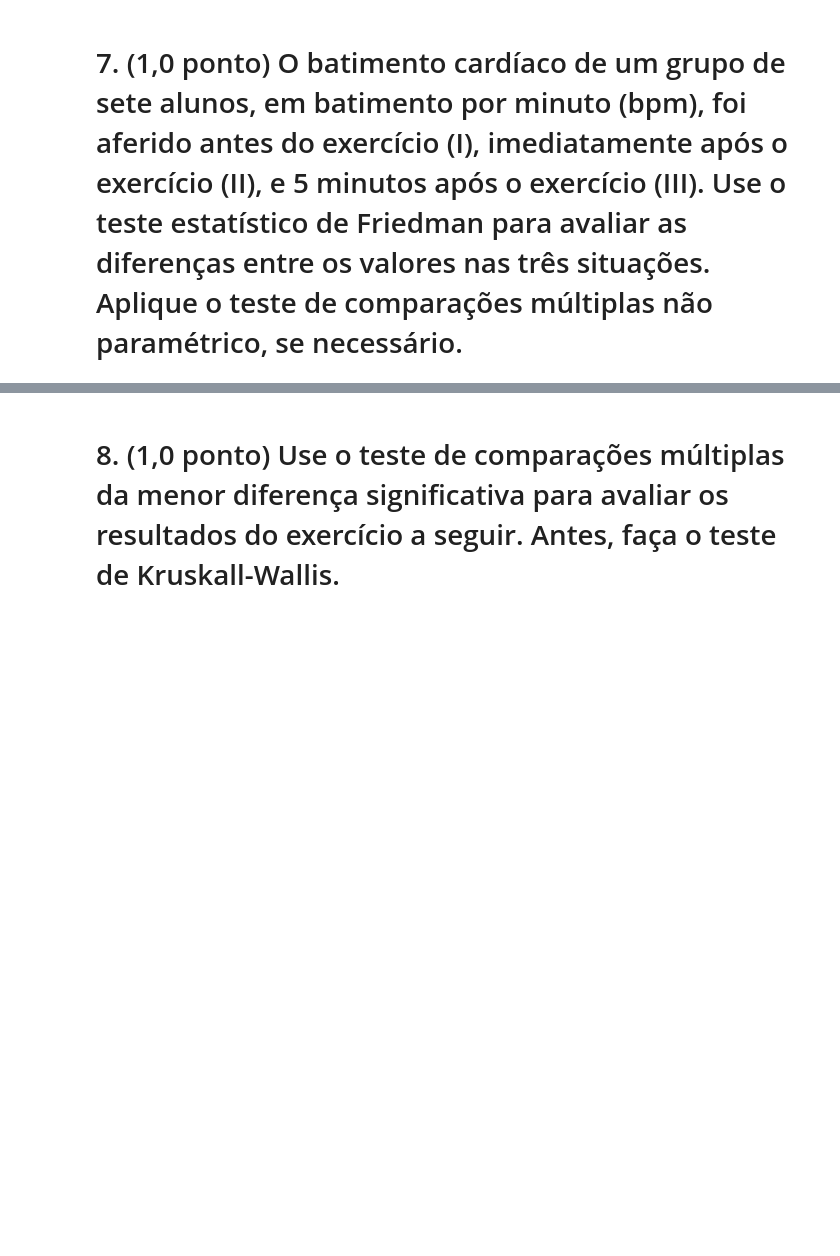
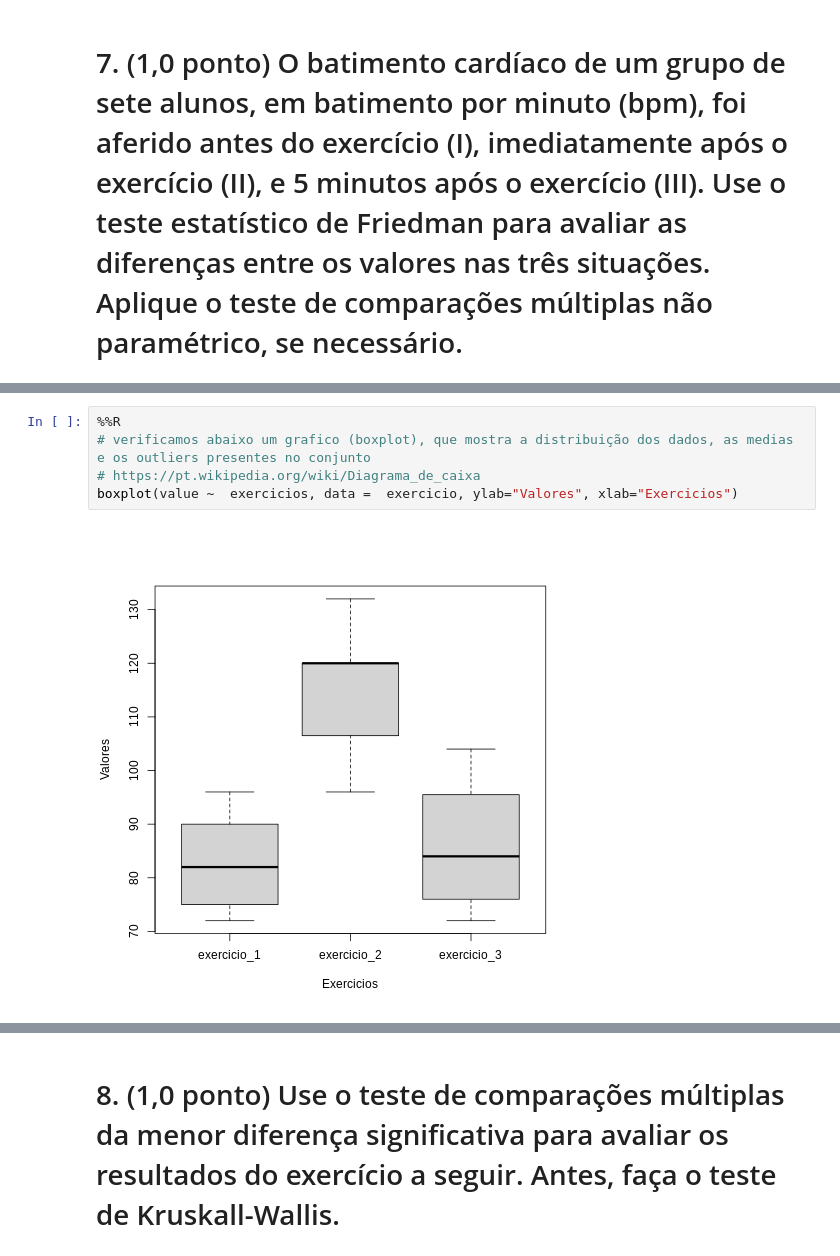
Before and after one commit to uervitonsantos/Estudo_Sobre_Estatistica_Frequentista_E_Metodos_Quantitativos, a Jupyter notebook: Avaliação_Métodos_Quantitativo.ipynb, the cells around one changed output, grey strips where cells are left out. Drawn from its saved outputs; the diff is of its cells as text; blank space fills up the shorter version.

```diff
--- a/Avaliação_Métodos_Quantitativo.ipynb
+++ b/Avaliação_Métodos_Quantitativo.ipynb
@@ -599,0 +697,7 @@ plot(TUKEY, las=0, col="red")
+# %%
+%%R
+# verificamos abaixo um grafico (boxplot), que mostra a distribuição dos dados, as medias e os outliers presentes no conjunto
+# https://pt.wikipedia.org/wiki/Diagrama_de_caixa
+boxplot(value ~  exercicios, data =  exercicio, ylab="Valores", xlab="Exercicios")
+# %% [output]
+[figure, added]
```
Also changed, not shown: parts of 13 cells of this notebook.
